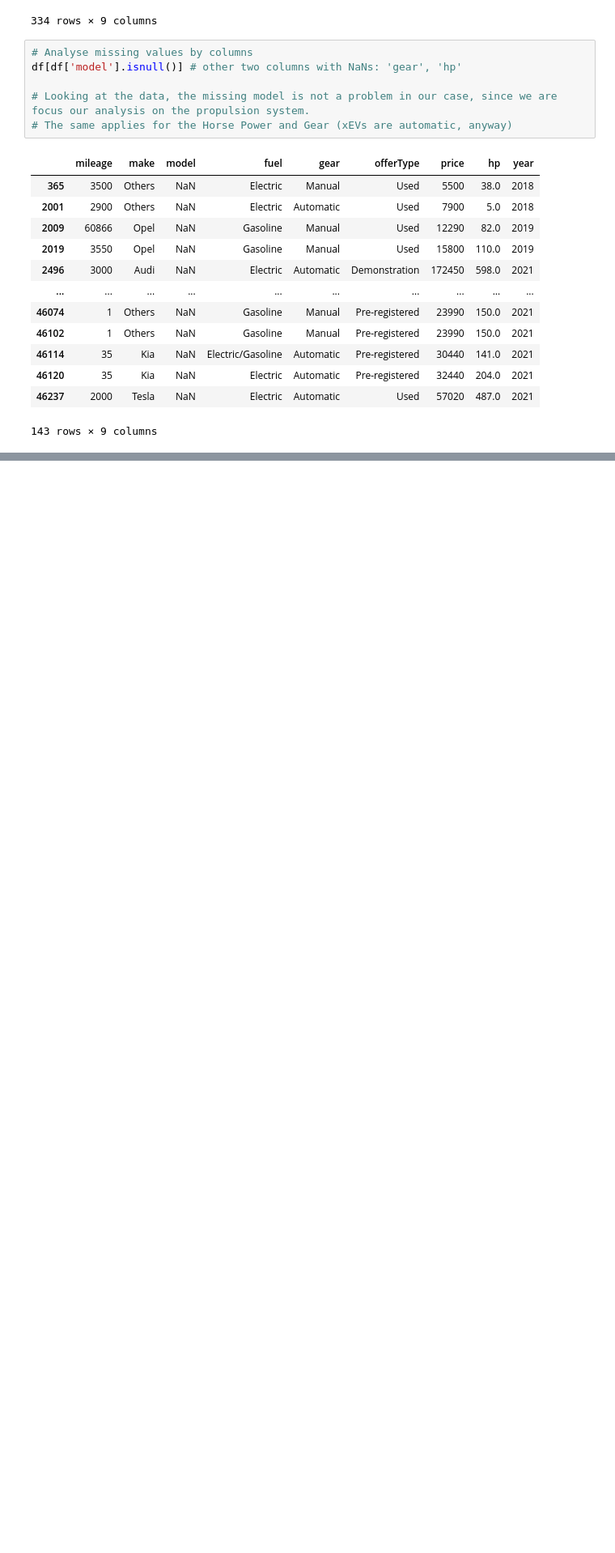
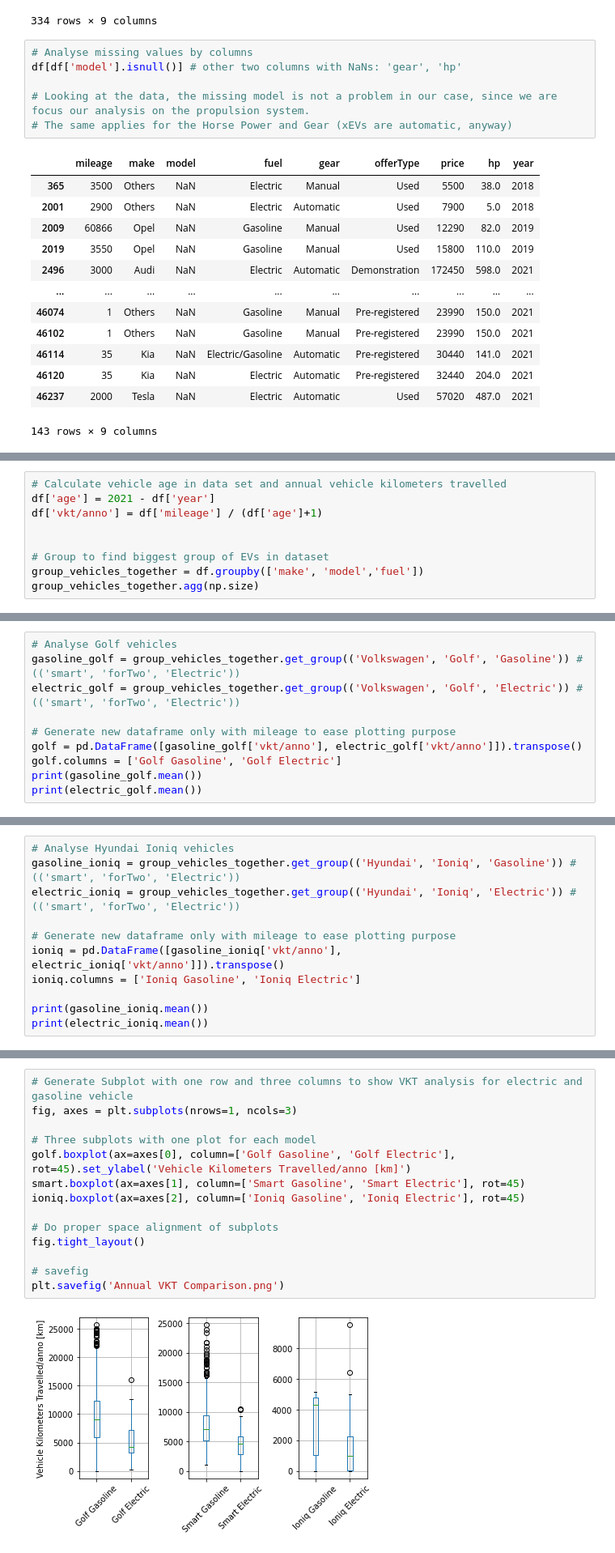
Before and after one commit to stormriderDE/DataScientist_Nano_EV_CarStock, a Jupyter notebook: German Car Stock EV-Analysis.ipynb, the cells around one changed output, grey strips where cells are left out. Shown at 81% size. Saved outputs shown, nothing was run; the diff lists cells and outputs as text; blank space fills up the shorter version.

```diff
--- a/German Car Stock EV-Analysis.ipynb
+++ b/German Car Stock EV-Analysis.ipynb
@@ -99,0 +266,9 @@ df[df['model'].isnull()] # other two columns with NaNs: 'gear', 'hp'
+# %%
+# Calculate vehicle age in data set and annual vehicle kilometers travelled
+df['age'] = 2021 - df['year']
+df['vkt/anno'] = df['mileage'] / (df['age']+1)
+
+
+# Group to find biggest group of EVs in dataset
+group_vehicles_together = df.groupby(['make', 'model','fuel'])
+group_vehicles_together.agg(np.size)
@@ -99,0 +316,10 @@ df[df['model'].isnull()] # other two columns with NaNs: 'gear', 'hp'
+# %%
+# Analyse Golf vehicles
+gasoline_golf = group_vehicles_together.get_group(('Volkswagen', 'Golf', 'Gasoline')) # (('smart', 'forTwo', 'Electric'))
+electric_golf = group_vehicles_together.get_group(('Volkswagen', 'Golf', 'Electric')) # (('smart', 'forTwo', 'Electric'))
+
+# Generate new dataframe only with mileage to ease plotting purpose
+golf = pd.DataFrame([gasoline_golf['vkt/anno'], electric_golf['vkt/anno']]).transpose()
+golf.columns = ['Golf Gasoline', 'Golf Electric']
+print(gasoline_golf.mean())
+print(electric_golf.mean())
@@ -99,0 +341,11 @@ df[df['model'].isnull()] # other two columns with NaNs: 'gear', 'hp'
+# %%
+# Analyse Hyundai Ioniq vehicles
+gasoline_ioniq = group_vehicles_together.get_group(('Hyundai', 'Ioniq', 'Gasoline')) # (('smart', 'forTwo', 'Electric'))
+electric_ioniq = group_vehicles_together.get_group(('Hyundai', 'Ioniq', 'Electric')) # (('smart', 'forTwo', 'Electric'))
+
+# Generate new dataframe only with mileage to ease plotting purpose
+ioniq = pd.DataFrame([gasoline_ioniq['vkt/anno'], electric_ioniq['vkt/anno']]).transpose()
+ioniq.columns = ['Ioniq Gasoline', 'Ioniq Electric']
+
+print(gasoline_ioniq.mean())
+print(electric_ioniq.mean())
@@ -99,0 +367,16 @@ df[df['model'].isnull()] # other two columns with NaNs: 'gear', 'hp'
+# %%
+# Generate Subplot with one row and three columns to show VKT analysis for electric and gasoline vehicle
+fig, axes = plt.subplots(nrows=1, ncols=3)
+
+# Three subplots with one plot for each model
+golf.boxplot(ax=axes[0], column=['Golf Gasoline', 'Golf Electric'], rot=45).set_ylabel('Vehicle Kilometers Travelled/anno [km]')
+smart.boxplot(ax=axes[1], column=['Smart Gasoline', 'Smart Electric'], rot=45)
+ioniq.boxplot(ax=axes[2], column=['Ioniq Gasoline', 'Ioniq Electric'], rot=45)
+
+# Do proper space alignment of subplots
+fig.tight_layout()
+
+# savefig
+plt.savefig('Annual VKT Comparison.png')
+# %% [output]
+[figure, added]
```
Also changed, not shown: parts of 19 cells of this notebook.
